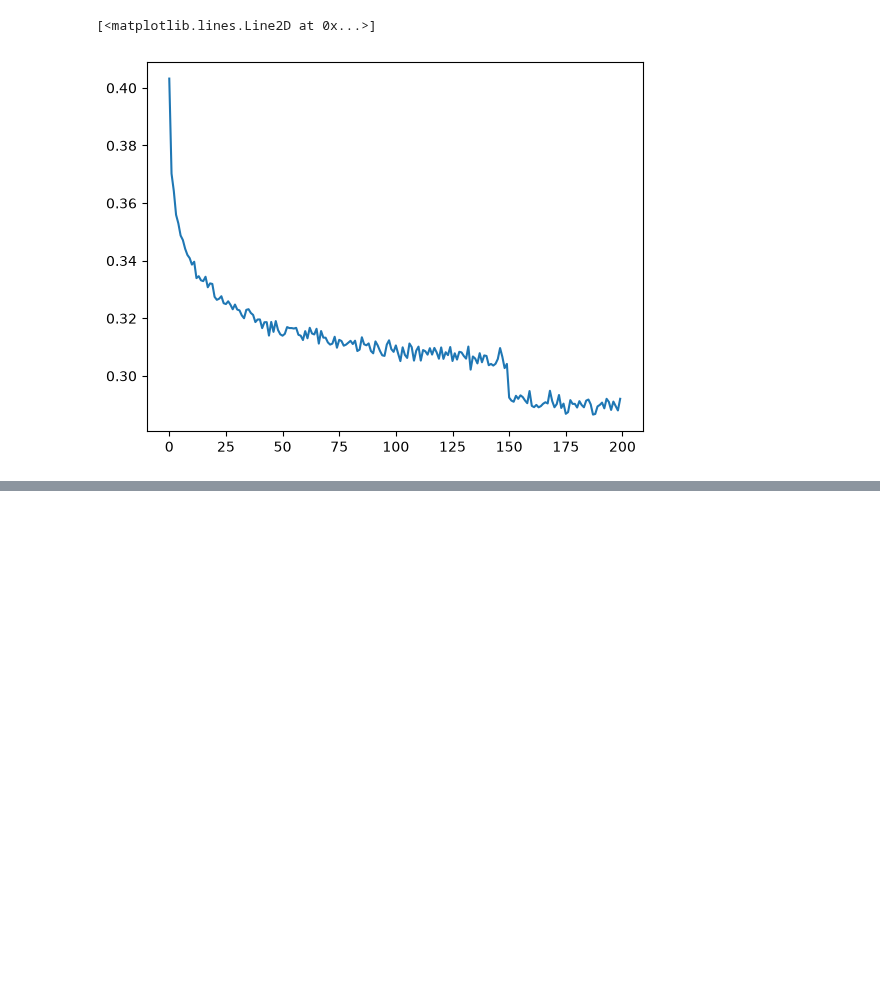
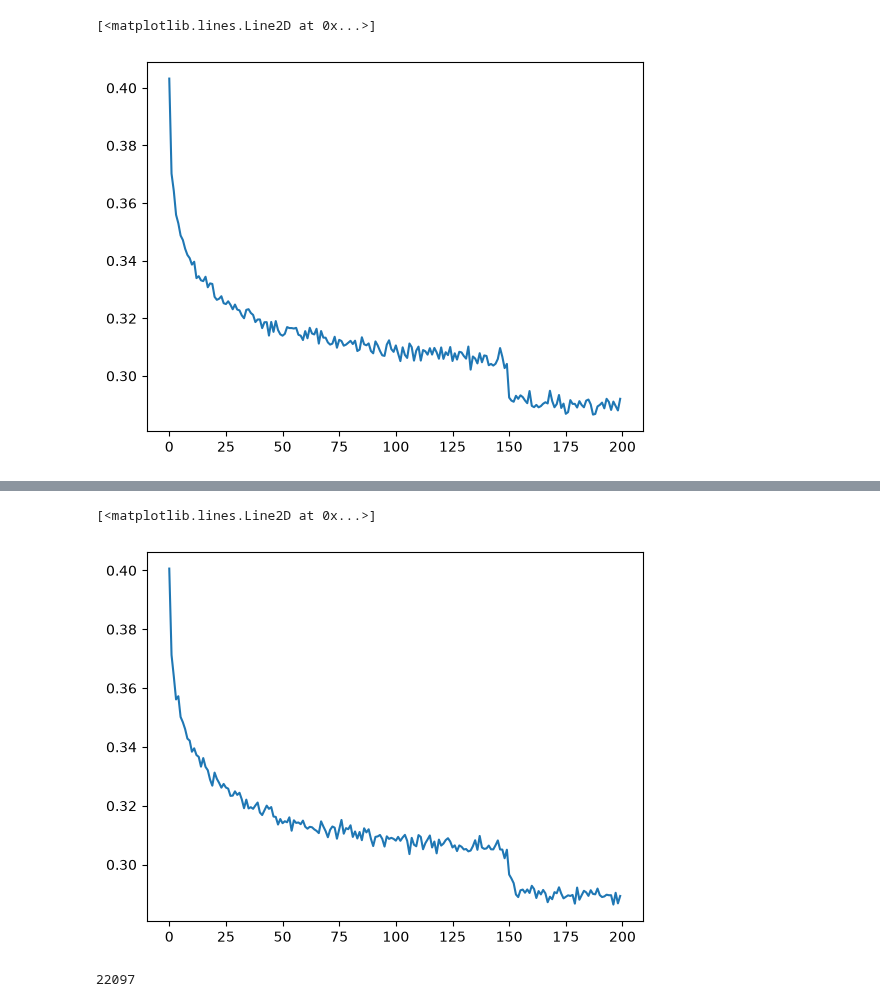
Before and after one commit to dorukozgen/yz50, a Jupyter notebook: hafta-6/wavenet.ipynb, the cells around one changed output, grey strips where cells are left out. Saved outputs shown, nothing was run; the diff lists cells and outputs as text; code cells hidden in the pictures; blank space fills up the shorter version.

```diff
--- a/hafta-6/wavenet.ipynb
+++ b/hafta-6/wavenet.ipynb
@@ -120,7 +120,7 @@ class BatchNorm1d:
         if self.training:
             with torch.no_grad():
                 self.running_mean = (1 - self.momentum) * self.running_mean + self.momentum * xmean
-                self.running_var = (1 - self.momentum) * self.running_mean + self.momentum * xvar
+                self.running_var = (1 - self.momentum) * self.running_var + self.momentum * xvar
 
         return self.out
 
@@ -230,0 +286,25 @@ plt.plot(lossi_mean)
+# %%
+max_steps = 200000
+batch_size = 32
+lossi = []
+
+for i in range(max_steps):
+    ix = torch.randint(0, Xtr.shape[0], (batch_size,))
+    Xb, Yb = Xtr[ix], Ytr[ix]
+
+    x = Xb
+    for layer in layers:
+        x = layer(x)
+    loss = F.cross_entropy(x, Yb)
+
+    for p in parameters:
+        p.grad = None
+    loss.backward()
+
+    lr = 0.1 if i < 150000 else 0.01
+    for p in parameters:
+        p.data += -lr * p.grad
+
+    if i % 10000 == 0:
+        print(f'{i:7d}/{max_steps:7d}: {loss.item():.4f}')
+    lossi.append(loss.log10().item())
@@ -230,0 +332,6 @@ plt.plot(lossi_mean)
+# %%
+lossi_mean = torch.tensor(lossi).view(-1, 1000).mean(1)
+plt.plot(lossi_mean)
+# %% [output]
+[<matplotlib.lines.Line2D at 0x...>]
+[figure, added]
@@ -230,0 +352,18 @@ plt.plot(lossi_mean)
+# %%
+n_embd = 10
+n_hidden = 200
+
+model = Sequential([
+    Embedding(vocab_size, n_embd), Flatten(),
+    Linear((block_size * n_embd), n_hidden, bias=False), BatchNorm1d(n_hidden), Tanh(),
+    Linear(n_hidden, vocab_size),
+])
+
+with torch.no_grad():
+    model.layers[-1].weight *= 0.1
+
+print(sum(p.nelement() for p in model.parameters()))
+for p in model.parameters():
+    p.requires_grad = True
+# %% [output]
+22097
```
Also changed, not shown: parts of 13 cells of this notebook.
